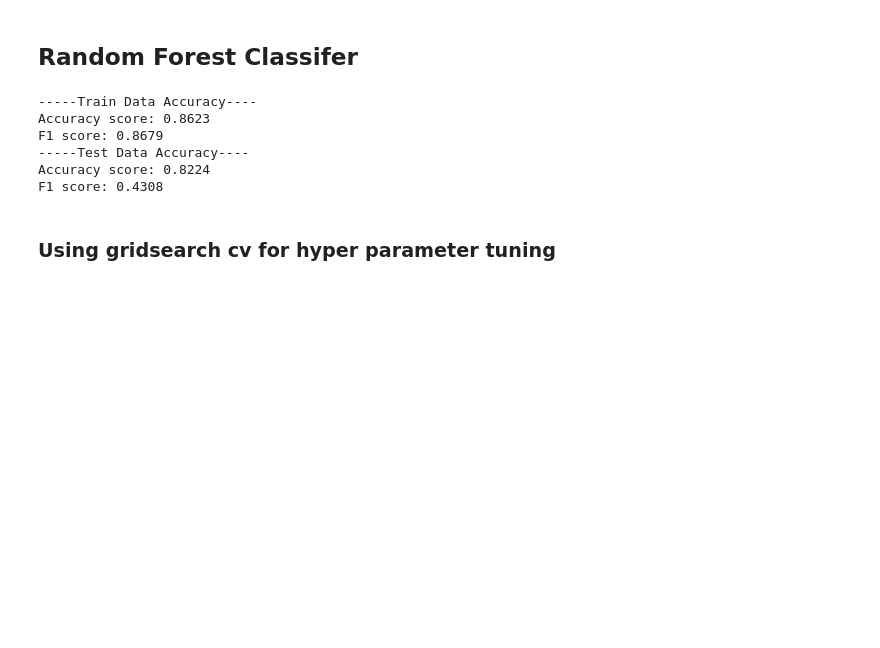
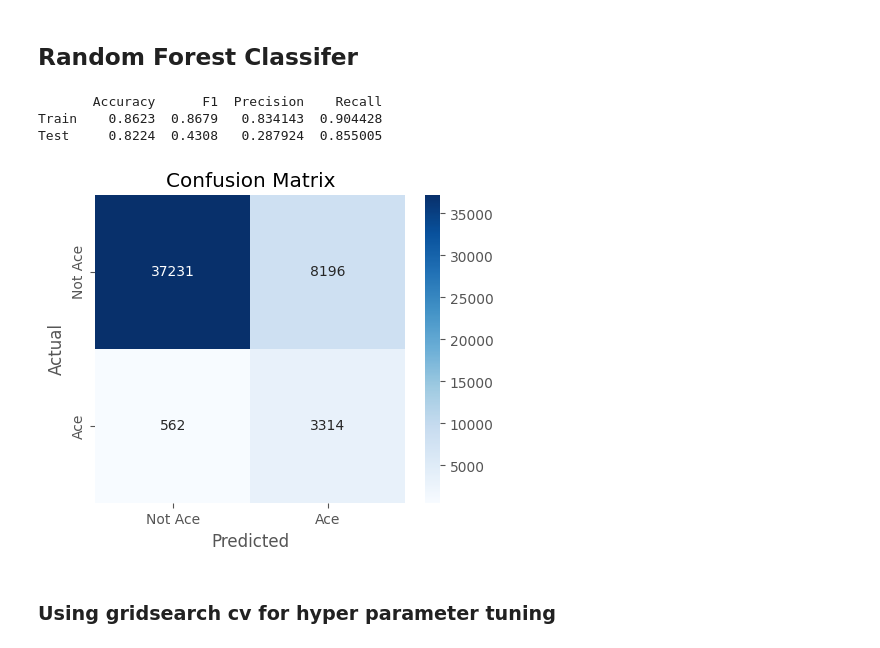
Before and after one commit to apbw-6/Tennis_Ace_Prediction, a Jupyter notebook: 4.Model_Training.ipynb, the cells around one changed output. Cells and saved outputs as stored; diff of their text form; code cells hidden in the pictures; blank space fills up the shorter version.

Commit message:
Changed only display of model scores and confusion matrix. Put them in functions.

```diff
--- a/4.Model_Training.ipynb
+++ b/4.Model_Training.ipynb
@@ -205,3 +181,47 @@ F1score_train = []
+# %%
+def scoring():
+    # Train Data Accuracy
+    a_s_train = round(accuracy_score(y_train.to_numpy(), y_pred_train), 4)
+    f_1_train = round(f1_score(y_train.to_numpy(), y_pred_train), 4)
+
+    # Test Data Accuracy
+    a_s_test = round(accuracy_score(y_test.to_numpy(), y_pred), 4)
+    f_1_test = round(f1_score(y_test.to_numpy(), y_pred), 4)
+
+    # Precision and Recall for Training Data
+    train_precision = precision_score(y_train, y_pred_train)
+    train_recall = recall_score(y_train, y_pred_train)
+    # Precision and Recall for Test Data
+    test_precision = precision_score(y_test, y_pred)
+    test_recall = recall_score(y_test, y_pred)
+
+    score_dict = {
+        "Accuracy": [a_s_train, a_s_test],
+        "F1": [f_1_train, f_1_test],
+        "Precision": [train_precision, test_precision],
+        "Recall": [train_recall, test_recall],
+    }
+
+    # Convert to DataFrame with proper index
+    score_df = pd.DataFrame(score_dict, index=["Train", "Test"])
+    print(score_df)
+
+
+def confusion_matrix_display():
+    # Confusion Matrix Visualization
+    plt.figure(figsize=(5, 4))
+    sns.heatmap(
+        confusion_matrix(y_test, y_pred),
+        annot=True,
+        fmt="d",
+        cmap="Blues",
+        xticklabels=["Not Ace", "Ace"],
+        yticklabels=["Not Ace", "Ace"],
+    )
+    plt.xlabel("Predicted")
+    plt.ylabel("Actual")
+    plt.title("Confusion Matrix")
+    plt.show()
 # %% [markdown]
 ## Random Forest Classifer
 # %%
@@ -221,13 +241,12 @@ y_pred = saved_model.predict(X_test)
 y_pred_train = saved_model.predict(X_train)
 # %%
 scoring()
+confusion_matrix_display()
 # %% [output]
------Train Data Accuracy----
-Accuracy score: 0.8623
-F1 score: 0.8679
------Test Data Accuracy----
-Accuracy score: 0.8224
-F1 score: 0.4308
+       Accuracy      F1  Precision    Recall
+Train    0.8623  0.8679   0.834143  0.904428
+Test     0.8224  0.4308   0.287924  0.855005
+[figure, added]
 # %% [markdown]
 ### Using gridsearch cv for hyper parameter tuning
 # %%
```
Also changed, not shown: parts of 10 cells of this notebook.
